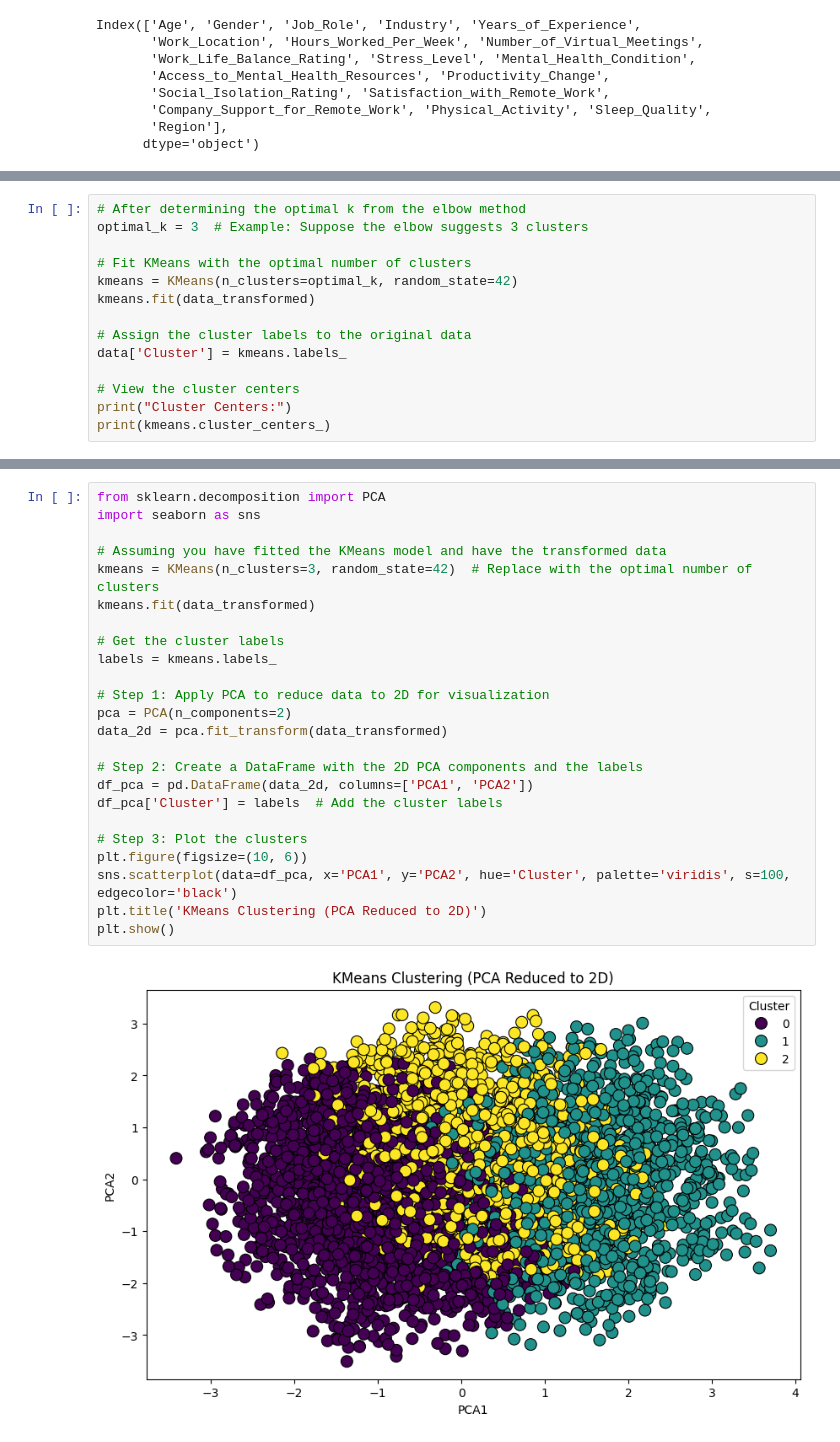
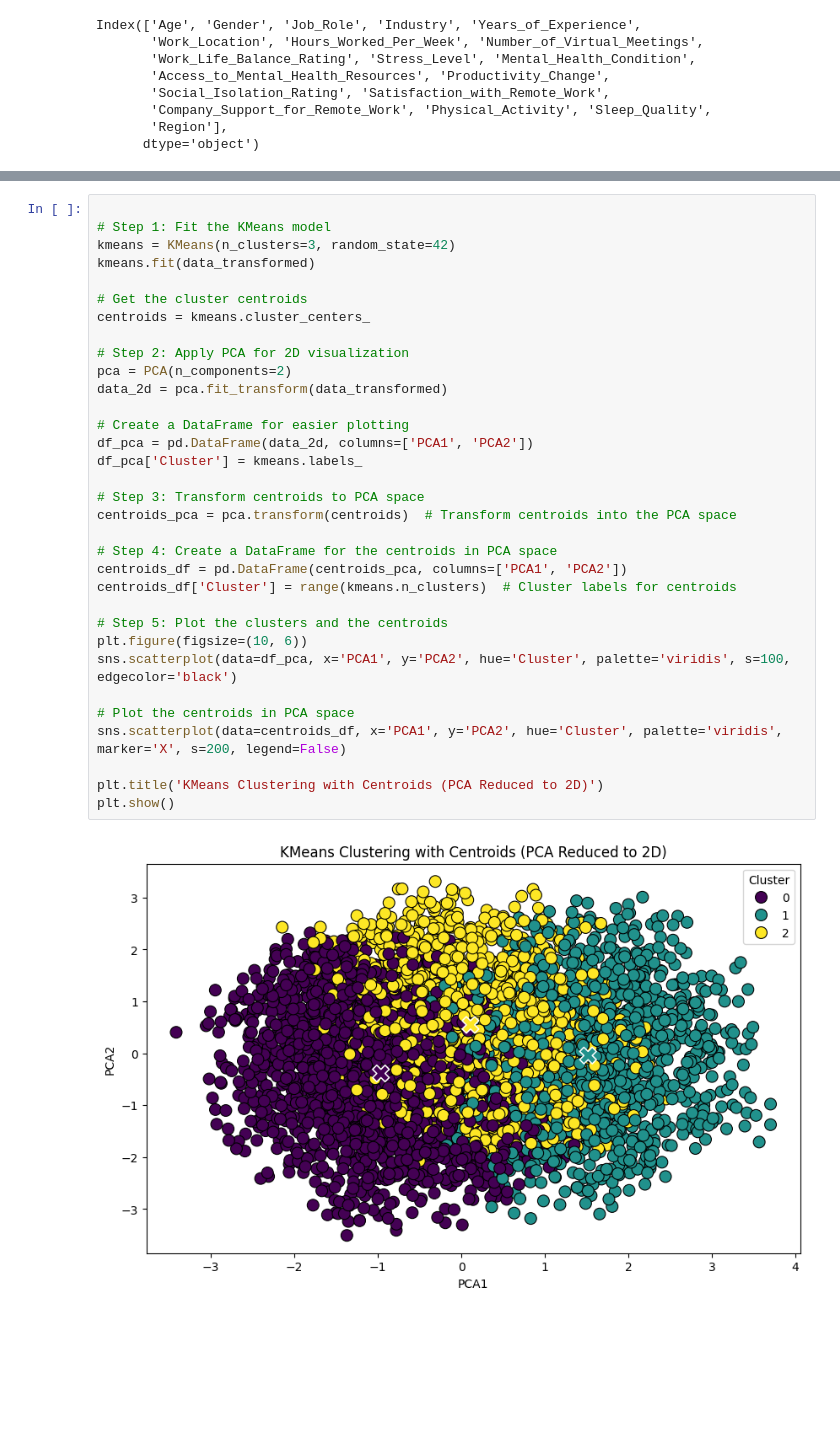
Before and after one commit to AdrienPiette/Mental_health_model, a Jupyter notebook: Clustering/clustering_analysis.ipynb, the cells around one changed output, grey strips where cells are left out. Cells and saved outputs as stored; diff of their text form; blank space fills up the shorter version.

```diff
--- a/Clustering/clustering_analysis.ipynb
+++ b/Clustering/clustering_analysis.ipynb
@@ -74,17 +68,3 @@ plt.show()
 # %% [output]
 Non-numeric columns: ['Gender', 'Job_Role', 'Industry', 'Work_Location', 'Stress_Level', 'Mental_Health_Condition', 'Access_to_Mental_Health_Resources', 'Productivity_Change', 'Satisfaction_with_Remot ...
 [figure]
-# %%
-# After determining the optimal k from the elbow method
-optimal_k = 3  # Example: Suppose the elbow suggests 3 clusters
-
-# Fit KMeans with the optimal number of clusters
-kmeans = KMeans(n_clusters=optimal_k, random_state=42)
-kmeans.fit(data_transformed)
-
-# Assign the cluster labels to the original data
-data['Cluster'] = kmeans.labels_
-
-# View the cluster centers
-print("Cluster Centers:")
-print(kmeans.cluster_centers_)
@@ -109,26 +71,35 @@ Cluster Centers:
 # %%
-from sklearn.decomposition import PCA
-import seaborn as sns
 
-# Assuming you have fitted the KMeans model and have the transformed data
-kmeans = KMeans(n_clusters=3, random_state=42)  # Replace with the optimal number of clusters
+# Step 1: Fit the KMeans model
+kmeans = KMeans(n_clusters=3, random_state=42)
 kmeans.fit(data_transformed)
 
-# Get the cluster labels
-labels = kmeans.labels_
+# Get the cluster centroids
+centroids = kmeans.cluster_centers_
 
-# Step 1: Apply PCA to reduce data to 2D for visualization
+# Step 2: Apply PCA for 2D visualization
 pca = PCA(n_components=2)
 data_2d = pca.fit_transform(data_transformed)
 
-# Step 2: Create a DataFrame with the 2D PCA components and the labels
+# Create a DataFrame for easier plotting
 df_pca = pd.DataFrame(data_2d, columns=['PCA1', 'PCA2'])
-df_pca['Cluster'] = labels  # Add the cluster labels
+df_pca['Cluster'] = kmeans.labels_
 
-# Step 3: Plot the clusters
+# Step 3: Transform centroids to PCA space
+centroids_pca = pca.transform(centroids)  # Transform centroids into the PCA space
+
+# Step 4: Create a DataFrame for the centroids in PCA space
+centroids_df = pd.DataFrame(centroids_pca, columns=['PCA1', 'PCA2'])
+centroids_df['Cluster'] = range(kmeans.n_clusters)  # Cluster labels for centroids
+
+# Step 5: Plot the clusters and the centroids
 plt.figure(figsize=(10, 6))
 sns.scatterplot(data=df_pca, x='PCA1', y='PCA2', hue='Cluster', palette='viridis', s=100, edgecolor='black')
-plt.title('KMeans Clustering (PCA Reduced to 2D)')
+
+# Plot the centroids in PCA space
+sns.scatterplot(data=centroids_df, x='PCA1', y='PCA2', hue='Cluster', palette='viridis', marker='X', s=200, legend=False)
+
+plt.title('KMeans Clustering with Centroids (PCA Reduced to 2D)')
 plt.show()
 # %% [output]
-[figure, old version]
+[figure, new version]
```
Also changed, not shown: parts of 4 cells of this notebook, 2 other files.
